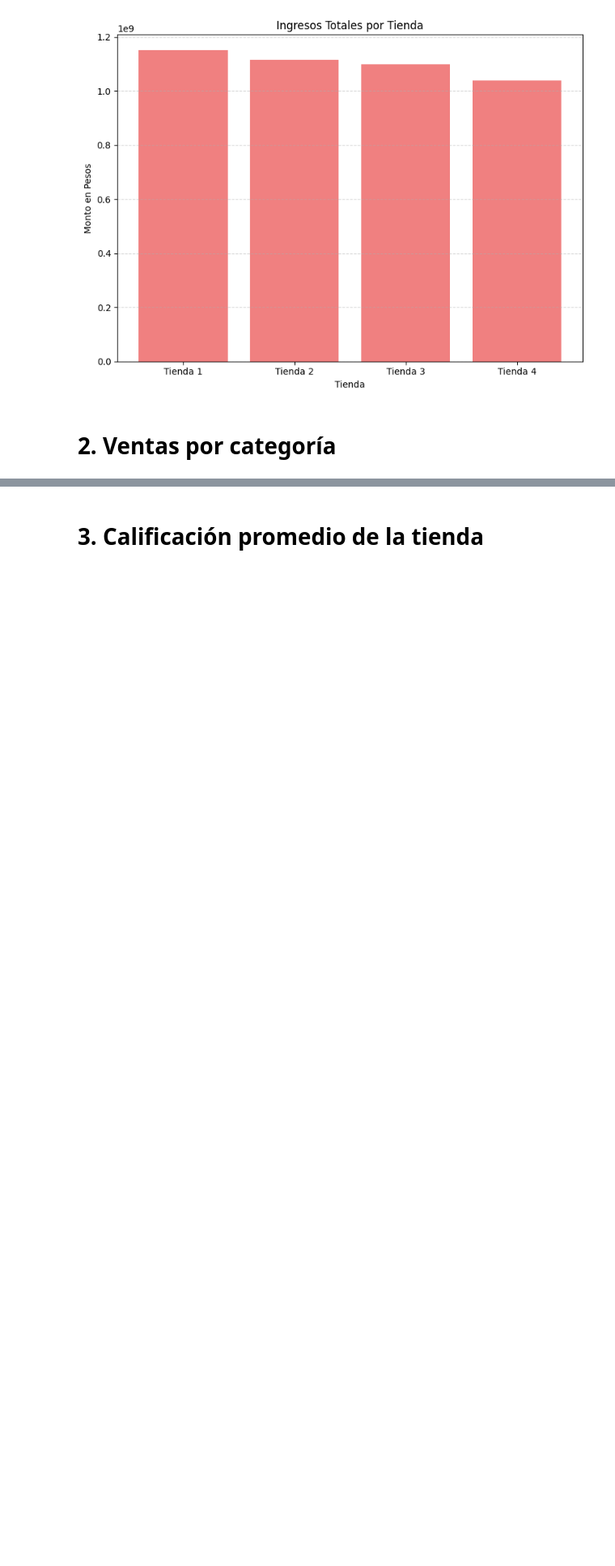
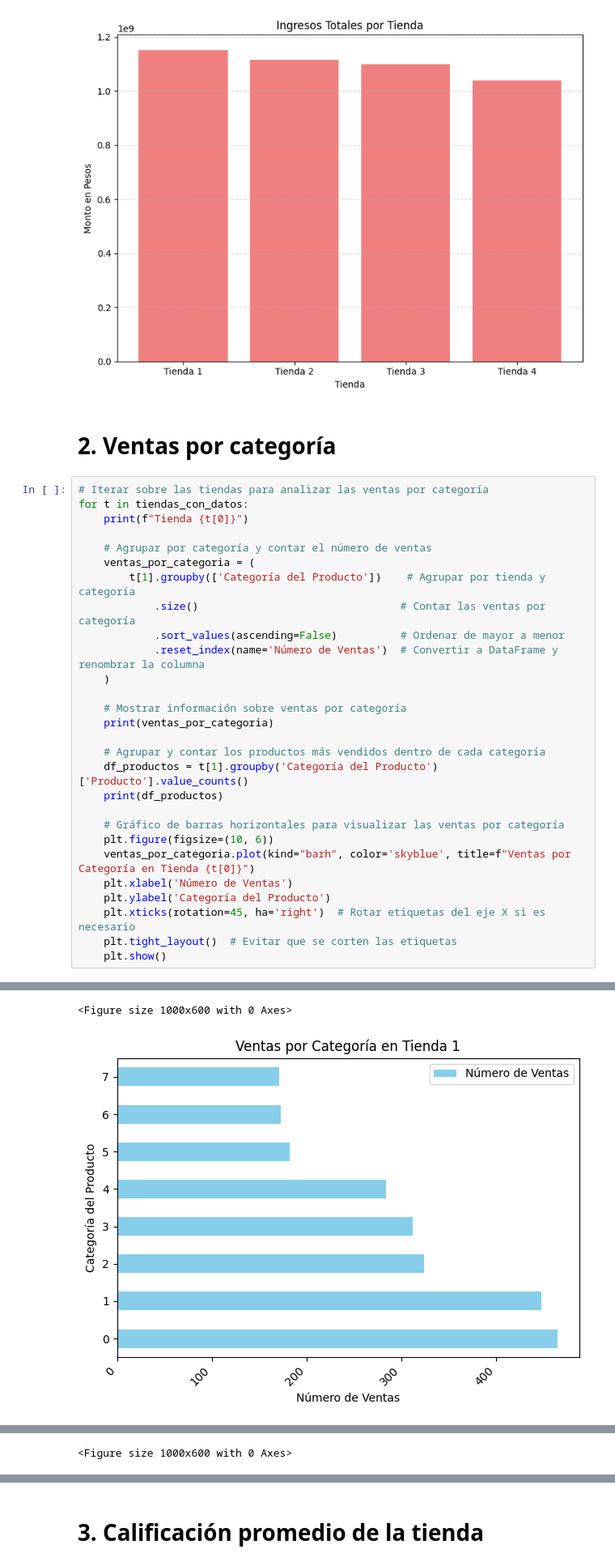
Before and after one commit to MacarenaQuijadaG/ChallengeAluraStore, a Jupyter notebook: AluraStoreLatam.ipynb, the cells around one changed output, grey strips where cells are left out. Shown at 81% size. Drawn from its saved outputs; the diff is of its cells as text; blank space fills up the shorter version.

```diff
--- a/AluraStoreLatam.ipynb
+++ b/AluraStoreLatam.ipynb
@@ -54,3 +54,32 @@ plt.show()
 [figure]
 # %% [markdown]
 # 2. Ventas por categoría
+# %%
+# Iterar sobre las tiendas para analizar las ventas por categoría
+for t in tiendas_con_datos:
+    print(f"Tienda {t[0]}")
+
+    # Agrupar por categoría y contar el número de ventas
+    ventas_por_categoria = (
+        t[1].groupby(['Categoría del Producto'])    # Agrupar por tienda y categoría
+            .size()                                # Contar las ventas por categoría
+            .sort_values(ascending=False)          # Ordenar de mayor a menor
+            .reset_index(name='Número de Ventas')  # Convertir a DataFrame y renombrar la columna
+    )
+
+    # Mostrar información sobre ventas por categoría
+    print(ventas_por_categoria)
+
+    # Agrupar y contar los productos más vendidos dentro de cada categoría
+    df_productos = t[1].groupby('Categoría del Producto')['Producto'].value_counts()
+    print(df_productos)
+
+    # Gráfico de barras horizontales para visualizar las ventas por categoría
+    plt.figure(figsize=(10, 6))
+    ventas_por_categoria.plot(kind="barh", color='skyblue', title=f"Ventas por Categoría en Tienda {t[0]}")
+    plt.xlabel('Número de Ventas')
+    plt.ylabel('Categoría del Producto')
+    plt.xticks(rotation=45, ha='right')  # Rotar etiquetas del eje X si es necesario
+    plt.tight_layout()  # Evitar que se corten las etiquetas
+    plt.show()
+# %% [output]
@@ -56,0 +103,2 @@ plt.show()
+<Figure size 1000x600 with 0 Axes>
+[figure, added]
@@ -56,0 +122 @@ plt.show()
+<Figure size 1000x600 with 0 Axes>
```
Also changed, not shown: parts of 1 cell of this notebook.
